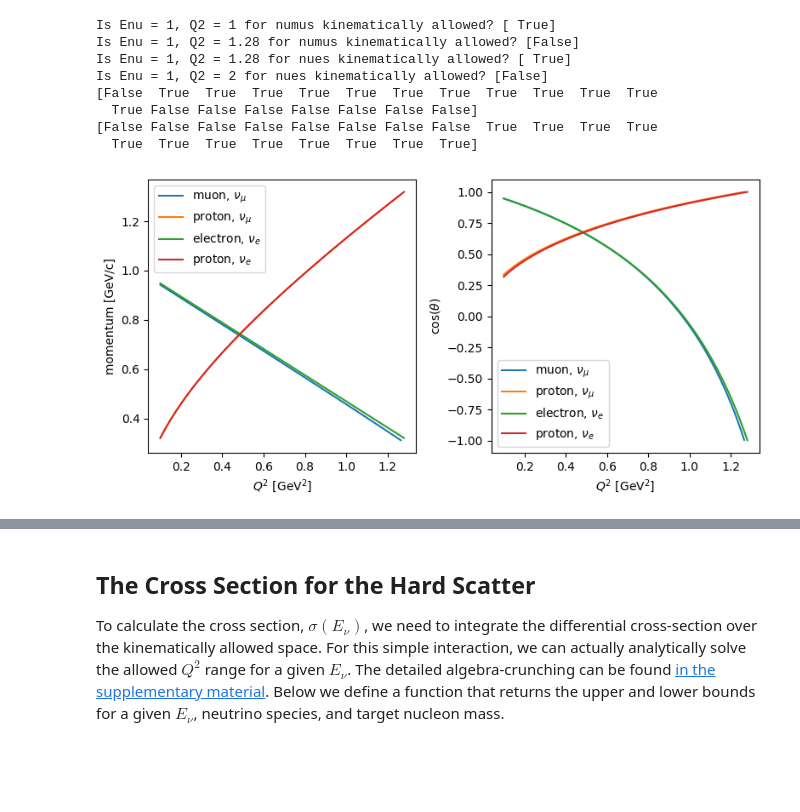
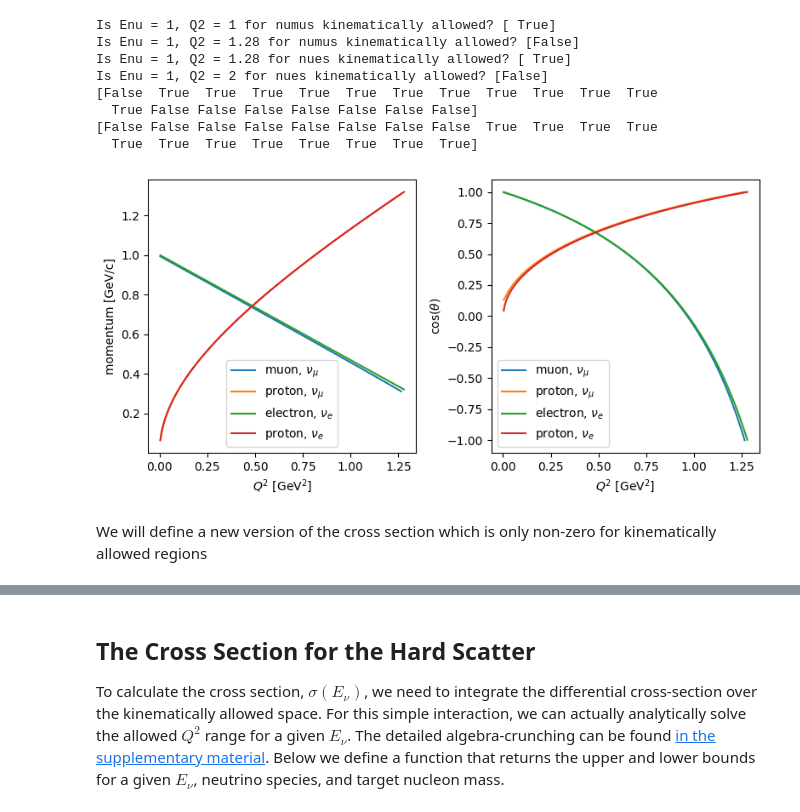
Before and after one commit to luketpickering/JupyNuGen, a Jupyter notebook: JupyNuGen.ipynb, the cells around one changed output, grey strips where cells are left out. Drawn from its saved outputs; the diff is of its cells as text; code cells hidden in the pictures; blank space fills up the shorter version.

```diff
--- a/JupyNuGen.ipynb
+++ b/JupyNuGen.ipynb
@@ -515,8 +517,8 @@ class KinematicsBlob(object):
             raise RuntimeError("invalid nupid: %s passed to KinematicsBlob" % nupid)
 
         #enu and Q2 but with the shape of np.broadcast(enu, Q2)
-        enu = np.atleast_1d(E_nu_GeV + np.zeros_like(Q2_GeV2))
-        Q2 = np.atleast_1d(Q2_GeV2 + np.zeros_like(E_nu_GeV))
+        enu = E_nu_GeV + np.zeros_like(Q2_GeV2)
+        Q2 = Q2_GeV2 + np.zeros_like(E_nu_GeV)
 
         # From [8] above
         q0 = (Q2 - (np.power(MNtgt,2) - np.power(MNpr,2)))/(2*MNtgt)
@@ -529,18 +531,20 @@ class KinematicsBlob(object):
         # invalid values from later calculations
         self.energetically_allowed = ~np.logical_or(q0 < 0, (enu - q0) < mlep)
 
+        #we restrict the rest of the calculation to only the subset of
+        #  allowed values.
         enuv = np.atleast_1d(enu)[self.energetically_allowed]
         Q2v = np.atleast_1d(Q2)[self.energetically_allowed]
         q0v = np.atleast_1d(q0)[self.energetically_allowed]
 
-        elep = enuv - q0v
-        plep = np.sqrt(np.power(elep,2) - np.power(mlep,2))
-        pnuc = np.sqrt(Q2v + np.power(q0v,2))
+        elepv = enuv - q0v
+        plepv = np.sqrt(np.power(elepv,2) - np.power(mlep,2))
+        pnucv = np.sqrt(Q2v + np.power(q0v,2))
 
         # From [4] above
-        lepct = (np.power(enuv,2) + np.power(plep,2) - np.power(pnuc,2))/(2*enuv*plep)
+        lepctv = (np.power(enuv,2) + np.power(plepv,2) - np.power(pnucv,2))/(2*enuv*plepv)
         # From [2] above
-        nucct = (enuv - plep * lepct)/pnuc
+        nucctv = (enuv - plepv * lepctv)/pnucv
 
         self.MN = MNtgt
         self.MNpr = MNpr
@@ -550,15 +554,17 @@ class KinematicsBlob(object):
         self.Q2 = Q2_GeV2
         self.q0 = q0
 
+        #as we used masked assignment below, these cannot be allowed to
+        #  decay to scalars
         self.plep = np.atleast_1d(np.zeros_like(enu))
         self.pnuc = np.atleast_1d(np.zeros_like(enu))
         self.lepct = np.atleast_1d(np.zeros_like(enu))
         self.nucct = np.atleast_1d(np.zeros_like(enu))
 
-        self.plep[self.energetically_allowed] = plep
-        self.pnuc[self.energetically_allowed] = pnuc
-        self.lepct[self.energetically_allowed] = lepct
-        self.nucct[self.energetically_allowed] = nucct
+        self.plep[self.energetically_allowed] = plepv
+        self.pnuc[self.energetically_allowed] = pnucv
+        self.lepct[self.energetically_allowed] = lepctv
+        self.nucct[self.energetically_allowed] = nucctv
 
     def __init__(self, E_nu_GeV, Q2_GeV2, nupid, MNtgt=None):
         self.CalcKinematics(E_nu_GeV, Q2_GeV2, nupid, MNtgt)
@@ -687,31 +686,33 @@ Is Enu = 1, Q2 = 2 for nues kinematically allowed? [False]
   True  True  True  True  True  True  True  True]
 # %%
 def plotphyskins(enu, Q2max):
-    kbnumu = PhysicalKinematicsBlob(enu, np.linspace(0.1,Q2max,1000), 14)
-    kbnue = PhysicalKinematicsBlob(enu, np.linspace(0.1,Q2max,1000), 12)
+    kbnumu = PhysicalKinematicsBlob(enu, np.linspace(0,Q2max,1000), 14)
+    kbnue = PhysicalKinematicsBlob(enu, np.linspace(0,Q2max,1000), 12)
 
     fig, (ax1,ax2) = plt.subplots(1,2, figsize=(8,4))
 
     ax1.plot(kbnumu.Q2[kbnumu.physical],kbnumu.plep[kbnumu.physical],label=r"muon, $\nu_\mu$")
     ax1.plot(kbnumu.Q2[kbnumu.physical],kbnumu.pnuc[kbnumu.physical],label=r"proton, $\nu_\mu$")
     ax1.plot(kbnue.Q2[kbnue.physical],kbnue.plep[kbnue.physical],label=r"electron, $\nu_e$")
     ax1.plot(kbnue.Q2[kbnue.physical],kbnue.pnuc[kbnue.physical],label=r"proton, $\nu_e$")
     ax1.set_ylabel("momentum [GeV/c]")
     ax1.set_xlabel(r"$Q^2$ [GeV$^2$]")
     ax1.legend()
 
     ax2.plot(kbnumu.Q2[kbnumu.physical],kbnumu.lepct[kbnumu.physical],label=r"muon, $\nu_\mu$")
     ax2.plot(kbnumu.Q2[kbnumu.physical],kbnumu.nucct[kbnumu.physical],label=r"proton, $\nu_\mu$")
     ax2.plot(kbnue.Q2[kbnue.physical],kbnue.lepct[kbnue.physical],label=r"electron, $\nu_e$")
     ax2.plot(kbnue.Q2[kbnue.physical],kbnue.nucct[kbnue.physical],label=r"proton, $\nu_e$")
     ax2.set_ylabel(r"$\cos(\theta)$")
     ax2.set_xlabel(r"$Q^2$ [GeV$^2$]")
     ax2.legend()
 
     fig.show()
 
 enu = 1
 Q2 = 2
 plotphyskins(enu,Q2)
 # %% [output]
-[figure, old version]
+[figure, new version]
+# %% [markdown]
+We will define a new version of the cross section which is only non-zero for kinematically allowed regions
```
Also changed, not shown: parts of 43 cells of this notebook.
